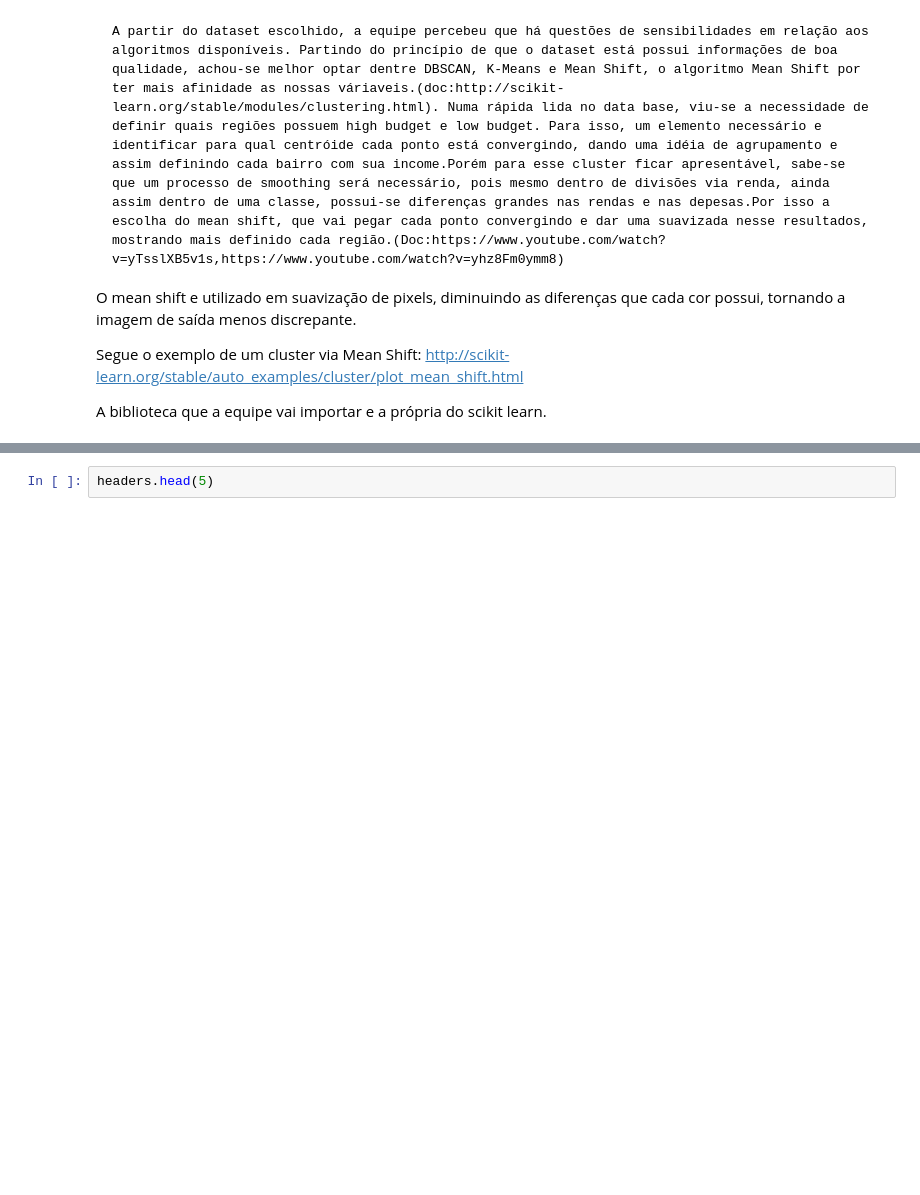
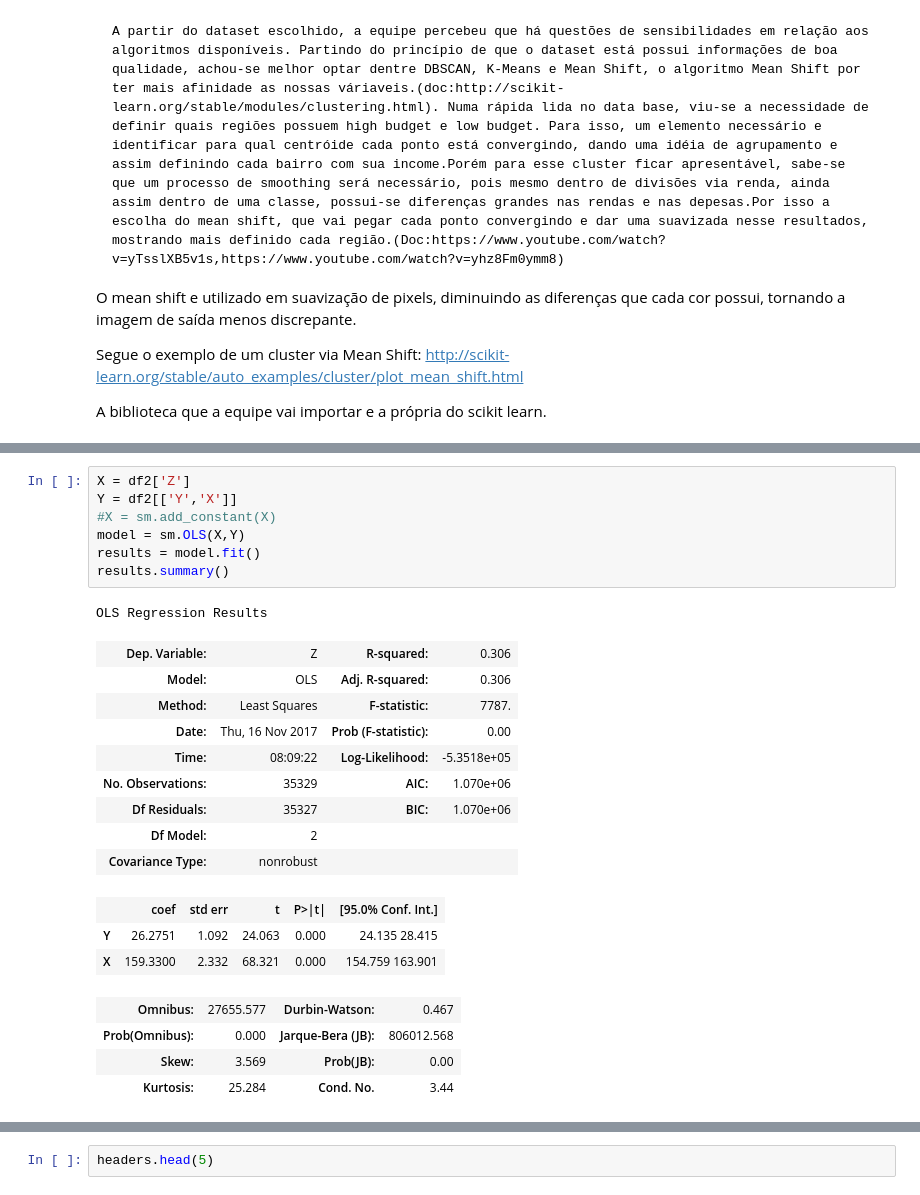
Before and after one commit to AntonioAndraues/Pj3_Ciencia_dos_Dados, a Jupyter notebook: Projeto+3+ (1).ipynb, the cells around one changed output, grey strips where cells are left out. Saved outputs shown, nothing was run; the diff lists cells and outputs as text; blank space fills up the shorter version.

```diff
--- a/Projeto+3+ (1).ipynb
+++ b/Projeto+3+ (1).ipynb
@@ -149,4 +184,29 @@ OLS Regression Results
 | Prob(Omnibus): | 0.000 | Jarque-Bera (JB): | 616099.252 |
 | Skew: | 3.093 | Prob(JB): | 0.00 |
 | Kurtosis: | 22.532 | Cond. No. | 4.38 |
+# %%
+X = df2['Z']
+Y = df2[['Y','X']]
+#X = sm.add_constant(X)
+model = sm.OLS(X,Y)
+results = model.fit()
+results.summary()
+# %% [output]
+OLS Regression Results
+| Dep. Variable: | Z | R-squared: | 0.306 |
+| Model: | OLS | Adj. R-squared: | 0.306 |
+| Method: | Least Squares | F-statistic: | 7787. |
+| Date: | Thu, 16 Nov 2017 | Prob (F-statistic): | 0.00 |
+| Time: | 08:09:22 | Log-Likelihood: | -5.3518e+05 |
+| No. Observations: | 35329 | AIC: | 1.070e+06 |
+| Df Residuals: | 35327 | BIC: | 1.070e+06 |
+| Df Model: | 2 |  |  |
+| Covariance Type: | nonrobust |  |  |
+|  | coef | std err | t | P>|t| | [95.0% Conf. Int.] |
+| Y | 26.2751 | 1.092 | 24.063 | 0.000 | 24.135 28.415 |
+| X | 159.3300 | 2.332 | 68.321 | 0.000 | 154.759 163.901 |
+| Omnibus: | 27655.577 | Durbin-Watson: | 0.467 |
+| Prob(Omnibus): | 0.000 | Jarque-Bera (JB): | 806012.568 |
+| Skew: | 3.569 | Prob(JB): | 0.00 |
+| Kurtosis: | 25.284 | Cond. No. | 3.44 |
 # %%
```
Also changed, not shown: parts of 8 cells of this notebook.
